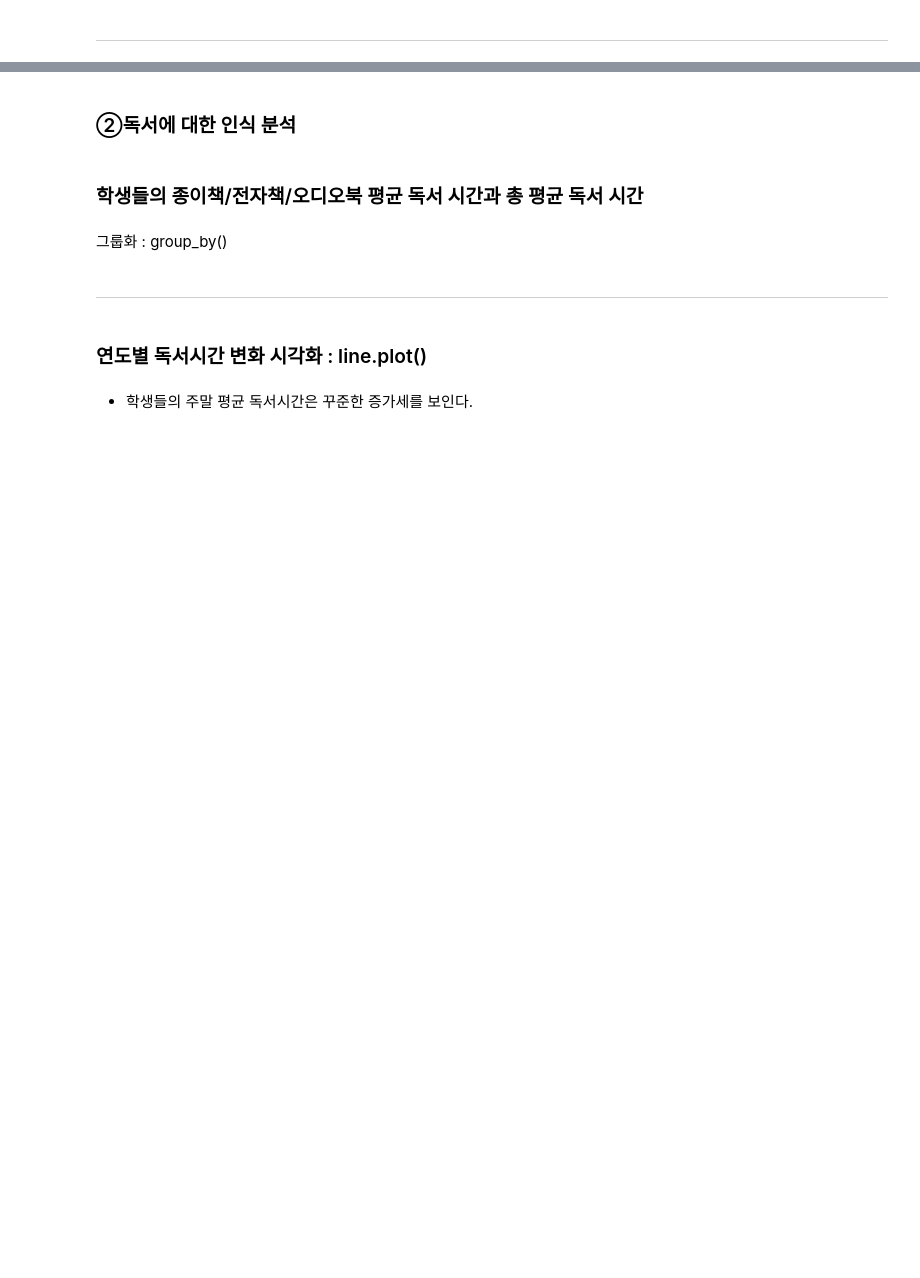
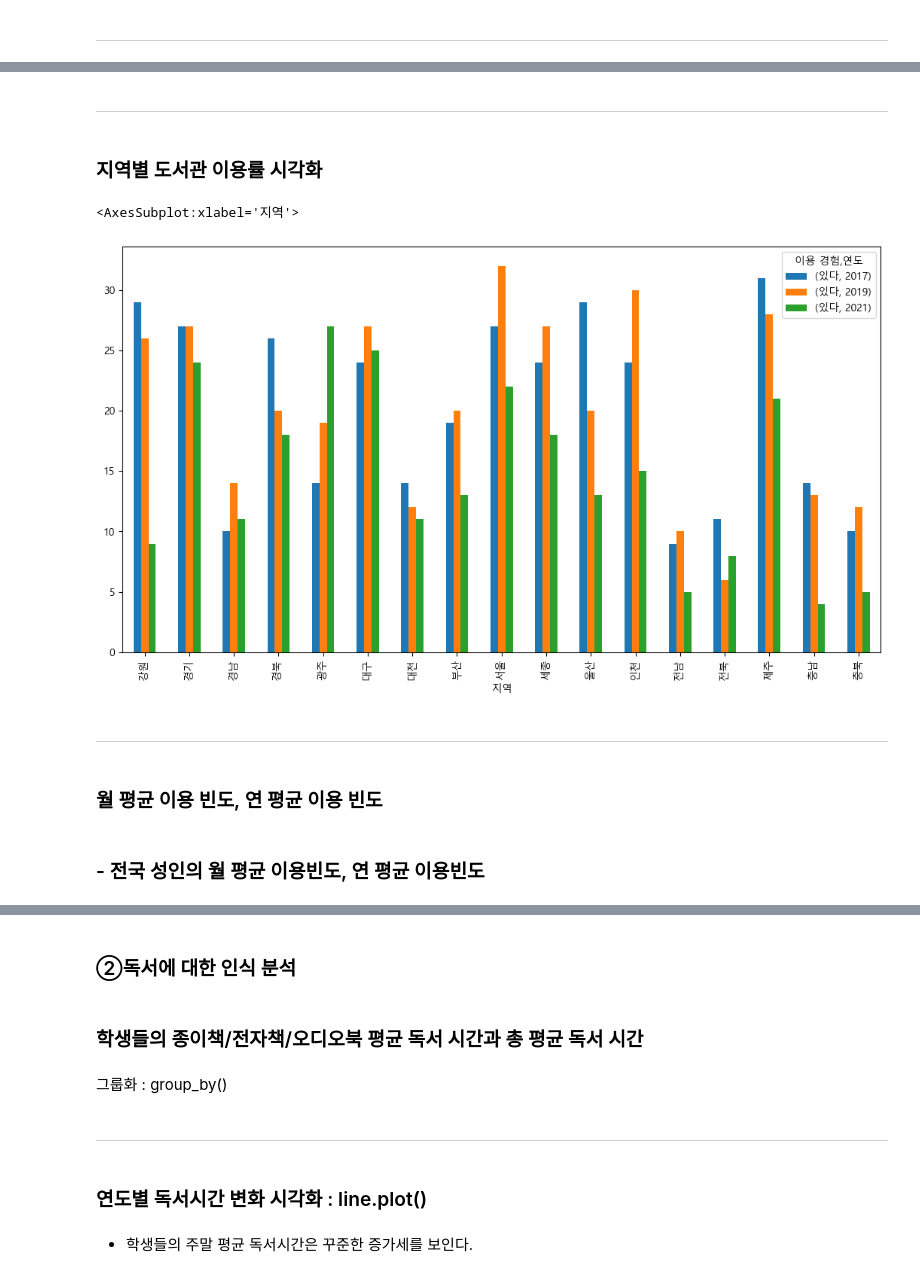
Before and after one commit to Yerial1125/semi_project, a Jupyter notebook: E조_세미프로젝트.ipynb, the cells around one changed output, grey strips where cells are left out. Drawn from its saved outputs; the diff is of its cells as text; code cells hidden in the pictures; blank space fills up the shorter version.

```diff
--- a/E조_세미프로젝트.ipynb
+++ b/E조_세미프로젝트.ipynb
@@ -1035,0 +1088,7 @@ book_get_rank
+# %%
+# 열 인덱스 기준 정렬
+area_lib = area_lib.sort_index(axis=1)
+# %%
+# 다중 인덱스 이름 설정
+area_lib.columns.names=['지역','연도']
+area_lib
@@ -1035,0 +1101,25 @@ book_get_rank
+# %% [markdown]
+----------------------------------------------
+# %% [markdown]
+### 지역별 도서관 이용률 시각화
+# %%
+# 도서관 이용률 추출
+area_lib_plot = area_lib.iloc[1]
+# %%
+# 행인덱스 레벨 해제
+area_lib_plot = pd.DataFrame(area_lib_plot).unstack()
+
+# 컬럼 이름 설정
+area_lib_plot.columns.names = ['이용 경험','연도']
+# %%
+# 지역별 도서관 이용률 바 그래프  : plot.bar()
+area_lib_plot.plot.bar(figsize=(13,7))
+# %% [output]
+<AxesSubplot:xlabel='지역'>
+[figure, added]
+# %% [markdown]
+-----------------------------------------------------
+# %% [markdown]
+### 월 평균 이용 빈도, 연 평균 이용 빈도
+# %% [markdown]
+### - 전국 성인의 월 평균 이용빈도, 연 평균 이용빈도
```
Also changed, not shown: parts of 73 cells of this notebook, 6 other files.
